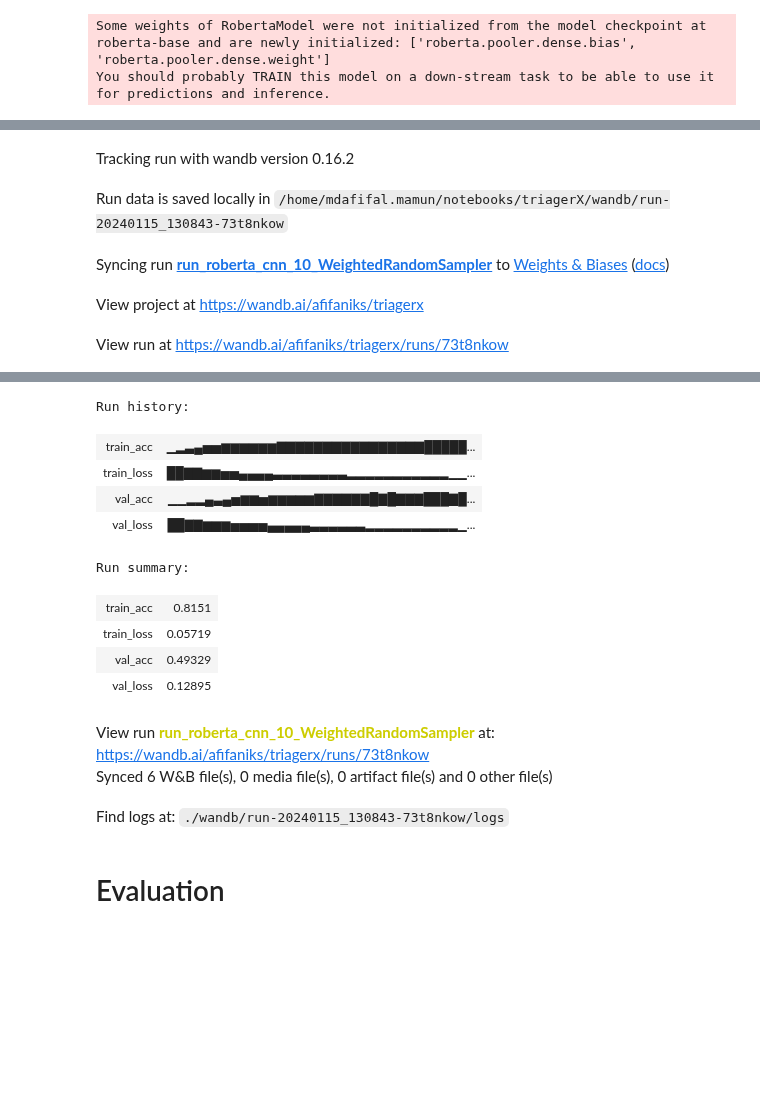
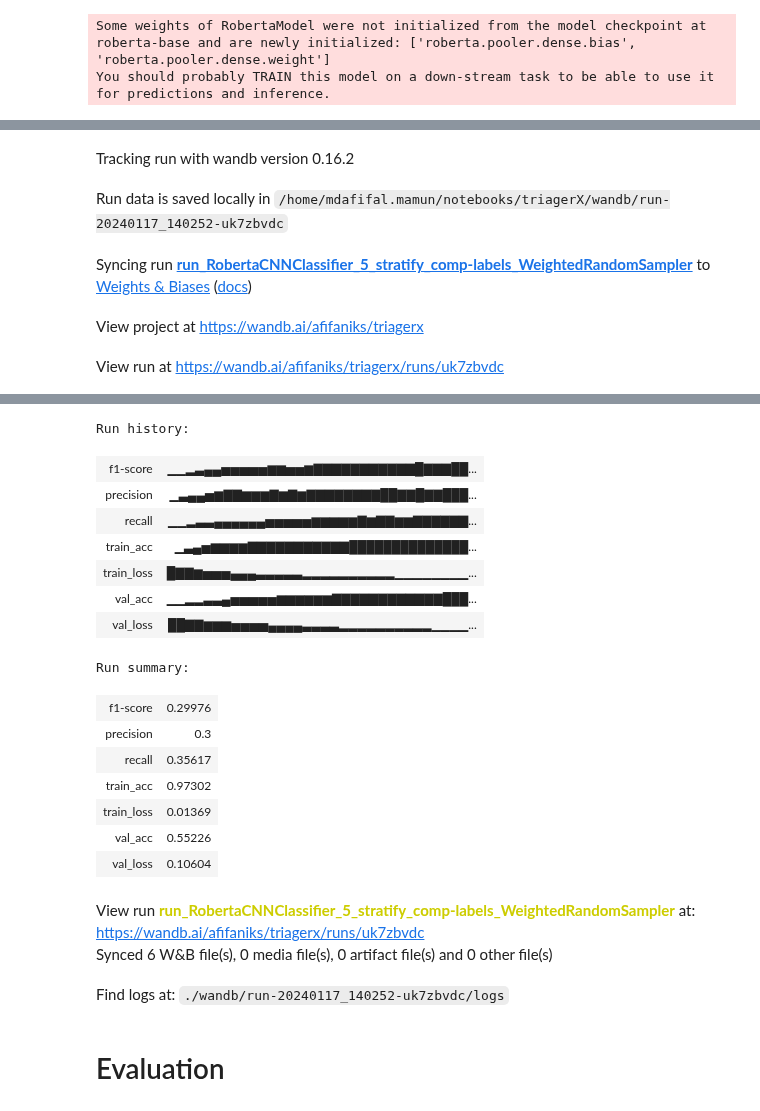
Before and after one commit to afifaniks/triagerX, a Jupyter notebook: notebook/train.ipynb, the cells around one changed output, grey strips where cells are left out. Drawn from its saved outputs; the diff is of its cells as text; code cells hidden in the pictures; blank space fills up the shorter version.

```diff
--- a/notebook/train.ipynb
+++ b/notebook/train.ipynb
@@ -14,7 +14,7 @@ from triagerx.trainer.train_config import TrainConfig
 # %%
 dataset_path = "/home/mdafifal.mamun/notebooks/triagerX/notebook/data/openj9/merged_data_dated.csv"
 # %%
-sample_threshold = 10
+sample_threshold = 5
 
 df = DatasetProcessor.process_dataset(dataset_path, sample_threshold=sample_threshold)
 # %% [output]
@@ -31,7 +31,7 @@ df["assignees"].value_counts().plot(kind="bar")
 # %%
 np.random.seed(42)
 train_df, test_df = train_test_split(df, test_size=0.15, stratify=df["owner_id"])
-train_df, valid_df = train_test_split(train_df, test_size=0.15, stratify=train_df["owner_id"])
+train_df, valid_df = train_test_split(train_df, test_size=0.2, stratify=train_df["owner_id"])
 # %%
 assert len(train_df.owner_id.unique()) == len(train_df.owner_id.unique()) == len(valid_df.owner_id.unique())
 # %% [markdown]
@@ -48,17 +50,26 @@ You should probably TRAIN this model on a down-stream task to be able to use it
+# %%
+class_counts = np.bincount(train_df["owner_id"])
+num_samples = sum(class_counts)
+labels = train_df["owner_id"].to_list() #corresponding labels of samples
+
+class_weights = [num_samples/class_counts[i] for i in range(len(class_counts))]
+weights = [class_weights[labels[i]] for i in range(int(num_samples))]
+sampler = WeightedRandomSampler(torch.DoubleTensor(weights), int(num_samples))
 # %%
 learning_rate = 1e-6
 epochs = 50
 batch_size = 15
 
 # Create sampler
-counts = np.bincount(train_df["owner_id"])
-labels_weights = 1. / counts
-weights = labels_weights[train_df["owner_id"]]
-sampler = WeightedRandomSampler(weights, len(weights))
+# counts = np.bincount(train_df["owner_id"])
+# labels_weights = 1. / counts
+# weights = labels_weights[train_df["owner_id"]]
+# sampler = WeightedRandomSampler(weights, len(weights))
 
 sampler_name = sampler.__class__.__name__ if sampler else "None"
+model_name = model.__class__.__name__
 
-output_file = f"roberta_cnn_{sample_threshold}_{sampler_name}"
+output_file = f"{model_name}_{sample_threshold}_stratify_comp-labels_{sampler_name}"
 output_path = f"/home/mdafifal.mamun/notebooks/triagerX/output/{output_file}.pt"
 
 wandb_config = {
@@ -99,6 +110,6 @@ trainer.train(model=model)
 wandb: Currently logged in as: afifaniks. Use `wandb login --relogin` to force relogin
 Tracking run with wandb version 0.16.2
-Run data is saved locally in /home/mdafifal.mamun/notebooks/triagerX/wandb/run-20240115_130843-73t8nkow
+Run data is saved locally in /home/mdafifal.mamun/notebooks/triagerX/wandb/run-20240117_140252-uk7zbvdc
-Syncing run run_roberta_cnn_10_WeightedRandomSampler to Weights & Biases (docs)
+Syncing run run_RobertaCNNClassifier_5_stratify_comp-labels_WeightedRandomSampler to Weights & Biases (docs)
 View project at https://wandb.ai/afifaniks/triagerx
-View run at https://wandb.ai/afifaniks/triagerx/runs/73t8nkow
+View run at https://wandb.ai/afifaniks/triagerx/runs/uk7zbvdc
@@ -121,17 +132,23 @@ View run at https://wandb.ai/afifaniks/triagerx/runs/73t8nkow
 wandb: WARNING Source type is set to 'repo' but some required information is missing from the environment. A job will not be created from this run. See https://docs.wandb.ai/guides/launch/create-job
 Run history:
-| train_acc | ▁▂▃▄▅▅▆▆▆▆▆▆▇▇▇▇▇▇▇▇▇▇▇▇▇▇▇▇█████... |
-| train_loss | ██▇▇▆▆▅▅▄▄▄▄▃▃▃▃▃▃▃▃▂▂▂▂▂▂▂▂▂▂▂▁▁... |
-| val_acc | ▁▁▂▂▄▃▄▅▆▆▅▆▆▆▆▆▇▇▇▇▇▇█▇█▇▇▇███▇█... |
-| val_loss | ██▇▇▆▆▆▅▅▅▅▄▄▄▄▄▃▃▃▃▃▃▂▂▂▂▂▂▂▂▂▂▁... |
+| f1-score | ▁▁▂▃▄▄▅▅▅▅▅▆▆▅▅▆▇▇▇▇▇▇▇▇▇▇▇█▇▇▇██... |
+| precision | ▁▃▄▄▅▆▇▇▆▆▆▇▆▇▆▇▇▇▇▇▇▇▇██▇▇█▇▇███... |
+| recall | ▁▁▂▃▃▄▄▄▄▄▄▅▅▅▅▅▆▆▆▆▆▇▆▇▇▆▆▇▇▇▇▇▇... |
+| train_acc | ▁▃▄▅▆▆▆▆▇▇▇▇▇▇▇▇▇▇▇██████████████... |
+| train_loss | █▇▇▆▅▅▅▄▄▄▃▃▃▃▃▂▂▂▂▂▂▂▂▂▂▁▁▁▁▁▁▁▁... |
+| val_acc | ▁▁▂▂▃▃▄▅▅▅▅▅▆▆▆▆▆▆▇▇▇▇▇▇▇▇▇▇▇▇███... |
+| val_loss | ██▇▇▆▆▆▅▅▅▅▄▄▄▄▃▃▃▃▂▂▂▂▂▂▂▂▂▂▁▁▁▁... |
 Run summary:
-| train_acc | 0.8151 |
-| train_loss | 0.05719 |
-| val_acc | 0.49329 |
-| val_loss | 0.12895 |
+| f1-score | 0.29976 |
+| precision | 0.3 |
+| recall | 0.35617 |
+| train_acc | 0.97302 |
+| train_loss | 0.01369 |
+| val_acc | 0.55226 |
+| val_loss | 0.10604 |
-View run run_roberta_cnn_10_WeightedRandomSampler at: https://wandb.ai/afifaniks/triagerx/runs/73t8nkow
+View run run_RobertaCNNClassifier_5_stratify_comp-labels_WeightedRandomSampler at: https://wandb.ai/afifaniks/triagerx/runs/uk7zbvdc
 Synced 6 W&B file(s), 0 media file(s), 0 artifact file(s) and 0 other file(s)
-Find logs at: ./wandb/run-20240115_130843-73t8nkow/logs
+Find logs at: ./wandb/run-20240117_140252-uk7zbvdc/logs
 # %% [markdown]
 # Evaluation
 # %%
```
Also changed, not shown: parts of 11 cells of this notebook, 2 other files.
